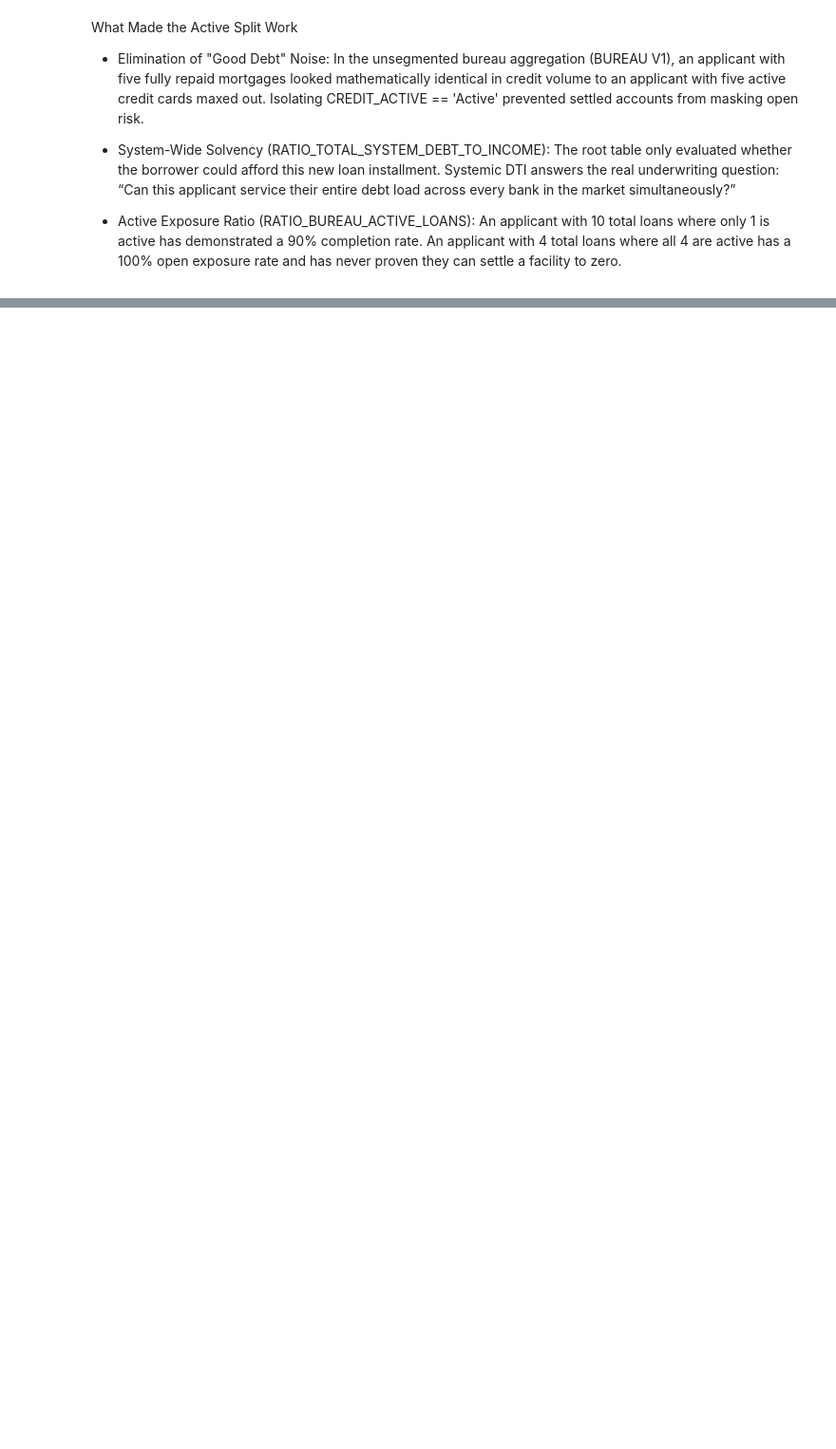
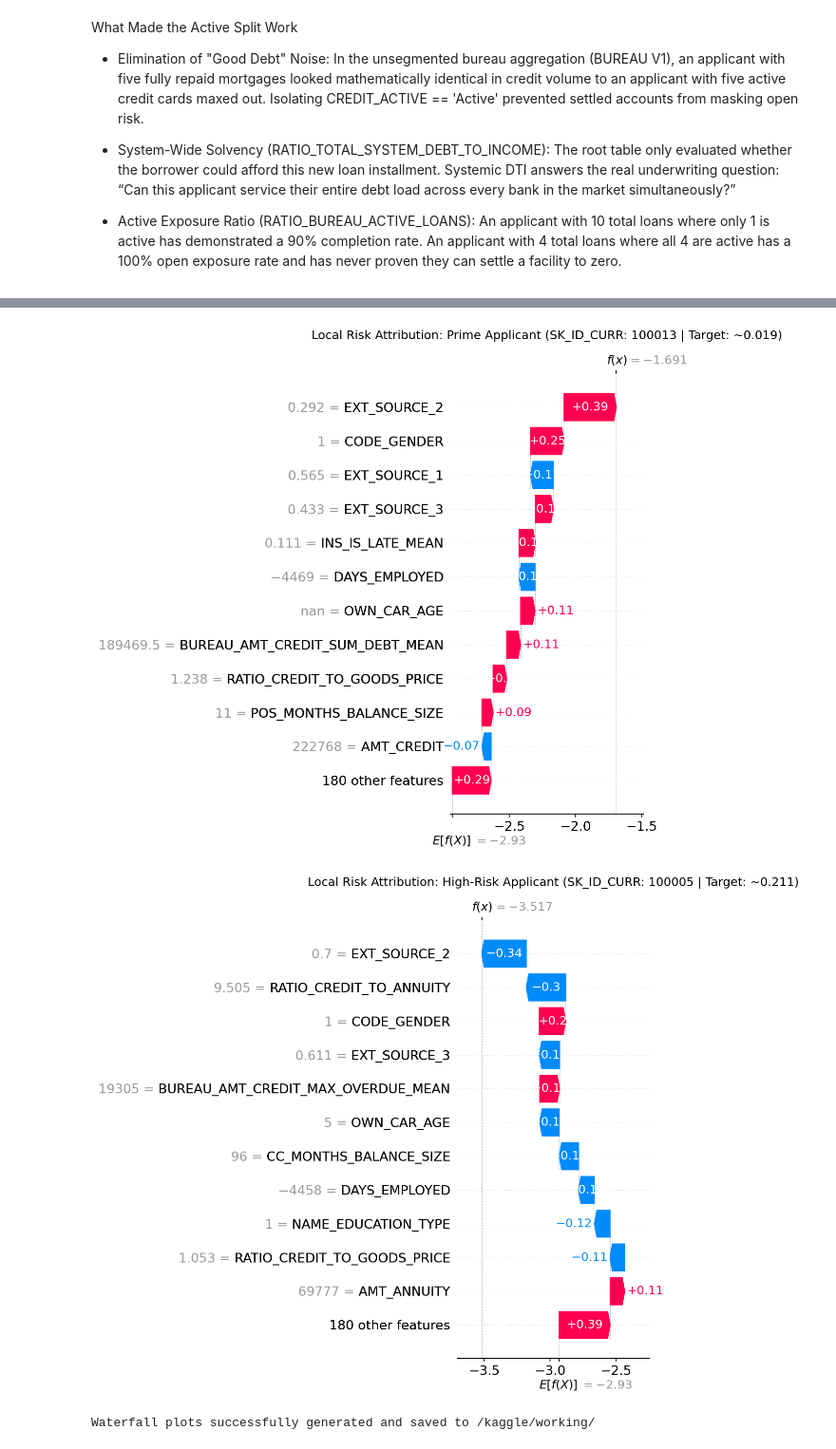
Before and after one commit to harshguptadev/home_credit_risk, a Jupyter notebook: home-credit-scorecard.ipynb, the cells around one changed output, grey strips where cells are left out. Shown at 95% size. Saved outputs shown, nothing was run; the diff lists cells and outputs as text; code cells hidden in the pictures; blank space fills up the shorter version.

```diff
--- a/home-credit-scorecard.ipynb
+++ b/home-credit-scorecard.ipynb
@@ -772,0 +5032,39 @@ What Made the Active Split Work
+# %%
+import shap
+import matplotlib.pyplot as plt
+import pandas as pd
+import numpy as np
+
+# 1. Load test set and isolate specific applicants
+test_df = pd.read_parquet('/kaggle/working/application_test_v8_pruned.parquet')
+feature_cols = [c for c in test_df.columns if c not in ['TARGET', 'SK_ID_CURR', 'fold']]
+
+target_ids = [100013, 100005]  # Prime vs High-Risk
+sample_test = test_df[test_df['SK_ID_CURR'].isin(target_ids)].set_index('SK_ID_CURR')
+X_explain = sample_test[feature_cols]
+
+# 2. Compute exact TreeSHAP Explanation objects
+explainer = shap.TreeExplainer(clf_shap)
+explanation = explainer(X_explain)
+
+# 3. Plot Waterfall for Prime Applicant (SK_ID_CURR = 100013)
+plt.figure(figsize=(10, 6), dpi=150)
+shap.plots.waterfall(explanation[0], max_display=12, show=False)
+plt.title("Local Risk Attribution: Prime Applicant (SK_ID_CURR: 100013 | Target: ~0.019)", fontsize=12, pad=15)
+plt.tight_layout()
+plt.savefig('/kaggle/working/waterfall_prime_100013.png', bbox_inches='tight')
+plt.show()
+
+# 4. Plot Waterfall for High-Risk Applicant (SK_ID_CURR = 100005)
+plt.figure(figsize=(10, 6), dpi=150)
+shap.plots.waterfall(explanation[1], max_display=12, show=False)
+plt.title("Local Risk Attribution: High-Risk Applicant (SK_ID_CURR: 100005 | Target: ~0.211)", fontsize=12, pad=15)
+plt.tight_layout()
+plt.savefig('/kaggle/working/waterfall_highrisk_100005.png', bbox_inches='tight')
+plt.show()
+
+print("Waterfall plots successfully generated and saved to /kaggle/working/")
+# %% [output]
+[figure, added]
+[figure, added]
+Waterfall plots successfully generated and saved to /kaggle/working/
```
Also changed, not shown: parts of 106 cells of this notebook.
